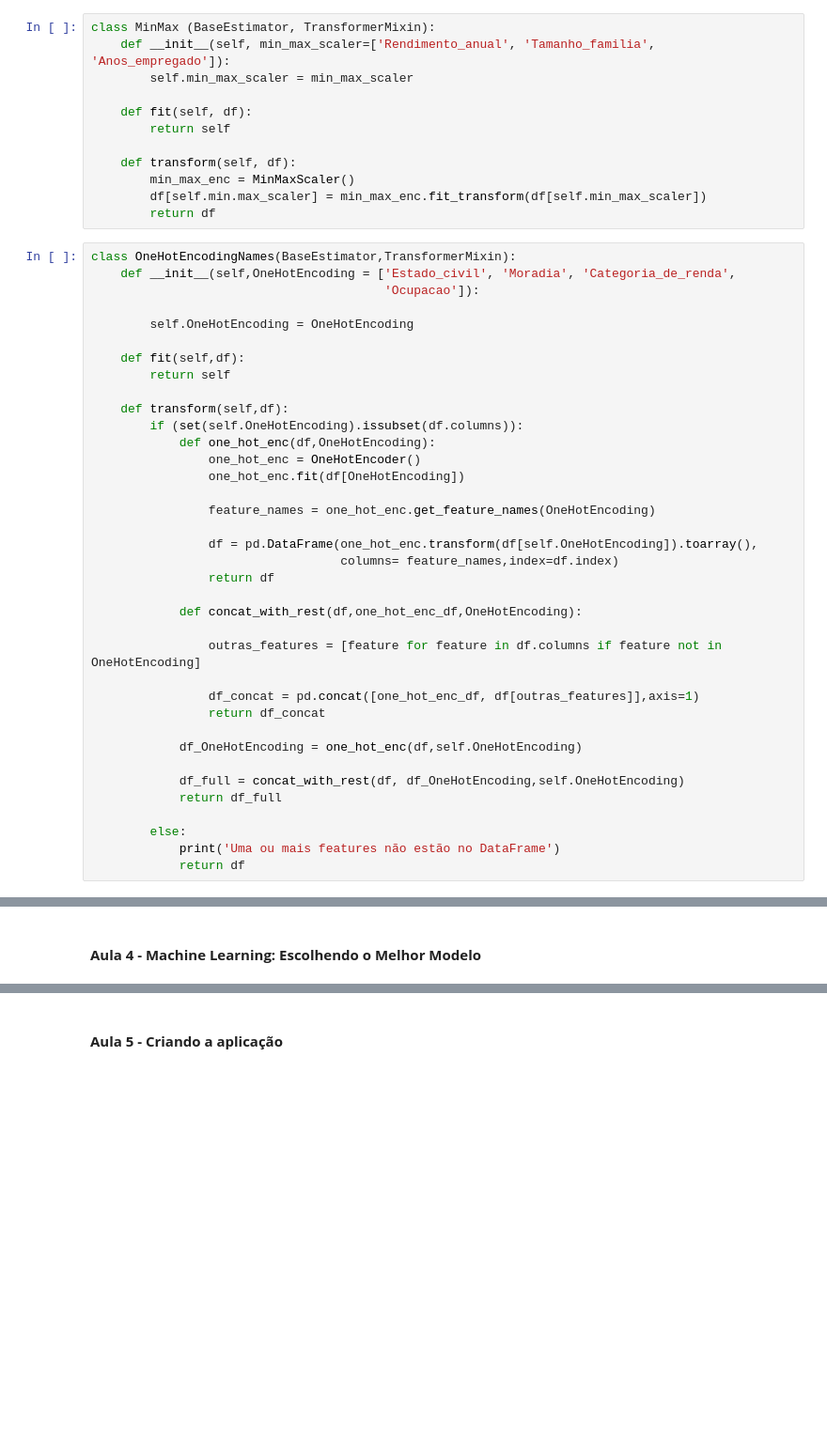
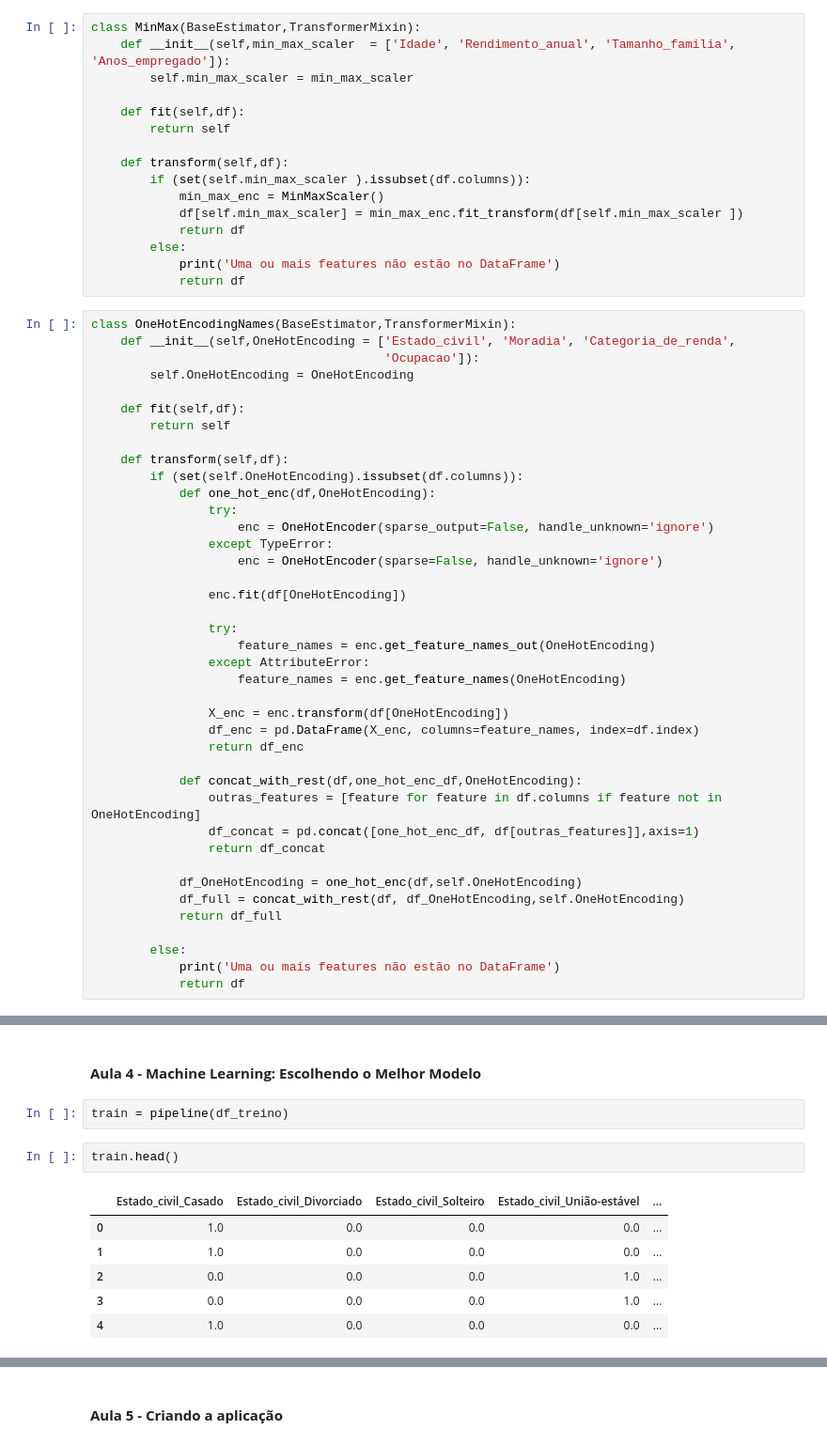
Before and after one commit to RicardViana/fiap-data-viz-and-production-models, a Jupyter notebook: deploy_de_aplicacoes.ipynb, the cells around one changed output, grey strips where cells are left out. Shown at 94% size. Cells and saved outputs as stored; diff of their text form; blank space fills up the shorter version.

```diff
--- a/deploy_de_aplicacoes.ipynb
+++ b/deploy_de_aplicacoes.ipynb
@@ -162,20 +164,23 @@ class DropFeatures (BaseEstimator, TransformerMixin):
 # %%
-class MinMax (BaseEstimator, TransformerMixin):
-    def __init__(self, min_max_scaler=['Rendimento_anual', 'Tamanho_familia', 'Anos_empregado']):
+class MinMax(BaseEstimator,TransformerMixin):
+    def __init__(self,min_max_scaler  = ['Idade', 'Rendimento_anual', 'Tamanho_familia', 'Anos_empregado']):
         self.min_max_scaler = min_max_scaler
 
-    def fit(self, df):
+    def fit(self,df):
         return self
 
-    def transform(self, df):
-        min_max_enc = MinMaxScaler()
-        df[self.min.max_scaler] = min_max_enc.fit_transform(df[self.min_max_scaler])
-        return df
+    def transform(self,df):
+        if (set(self.min_max_scaler ).issubset(df.columns)):
+            min_max_enc = MinMaxScaler()
+            df[self.min_max_scaler] = min_max_enc.fit_transform(df[self.min_max_scaler ])
+            return df
+        else:
+            print('Uma ou mais features não estão no DataFrame')
+            return df
 # %%
 class OneHotEncodingNames(BaseEstimator,TransformerMixin):
     def __init__(self,OneHotEncoding = ['Estado_civil', 'Moradia', 'Categoria_de_renda',
                                         'Ocupacao']):
-
         self.OneHotEncoding = OneHotEncoding
 
     def fit(self,df):
@@ -184,24 +189,28 @@ class OneHotEncodingNames(BaseEstimator,TransformerMixin):
     def transform(self,df):
         if (set(self.OneHotEncoding).issubset(df.columns)):
             def one_hot_enc(df,OneHotEncoding):
-                one_hot_enc = OneHotEncoder()
-                one_hot_enc.fit(df[OneHotEncoding])
+                try:
+                    enc = OneHotEncoder(sparse_output=False, handle_unknown='ignore')
+                except TypeError:
+                    enc = OneHotEncoder(sparse=False, handle_unknown='ignore')
 
-                feature_names = one_hot_enc.get_feature_names(OneHotEncoding)
+                enc.fit(df[OneHotEncoding])
 
-                df = pd.DataFrame(one_hot_enc.transform(df[self.OneHotEncoding]).toarray(),
-                                  columns= feature_names,index=df.index)
-                return df
+                try:
+                    feature_names = enc.get_feature_names_out(OneHotEncoding)
+                except AttributeError:
+                    feature_names = enc.get_feature_names(OneHotEncoding)
+
+                X_enc = enc.transform(df[OneHotEncoding])
+                df_enc = pd.DataFrame(X_enc, columns=feature_names, index=df.index)
+                return df_enc
 
             def concat_with_rest(df,one_hot_enc_df,OneHotEncoding):
-
                 outras_features = [feature for feature in df.columns if feature not in OneHotEncoding]
-
                 df_concat = pd.concat([one_hot_enc_df, df[outras_features]],axis=1)
                 return df_concat
 
             df_OneHotEncoding = one_hot_enc(df,self.OneHotEncoding)
-
             df_full = concat_with_rest(df, df_OneHotEncoding,self.OneHotEncoding)
             return df_full
 
@@ -1216,3 +1232,14 @@ df_treino.head()
 | 17868 | 5116780 | 1 | 1 | 1 | 0 | 0 | ... |
 # %% [markdown]
 #### **Aula 4 - Machine Learning: Escolhendo o Melhor Modelo**
+# %%
+train = pipeline(df_treino)
+# %%
+train.head()
+# %% [output]
+|  | Estado_civil_Casado | Estado_civil_Divorciado | Estado_civil_Solteiro | Estado_civil_União-estável | ... |
+| 0 | 1.0 | 0.0 | 0.0 | 0.0 | ... |
+| 1 | 1.0 | 0.0 | 0.0 | 0.0 | ... |
+| 2 | 0.0 | 0.0 | 0.0 | 1.0 | ... |
+| 3 | 0.0 | 0.0 | 0.0 | 1.0 | ... |
+| 4 | 1.0 | 0.0 | 0.0 | 0.0 | ... |
```
Also changed, not shown: parts of 8 cells of this notebook.
